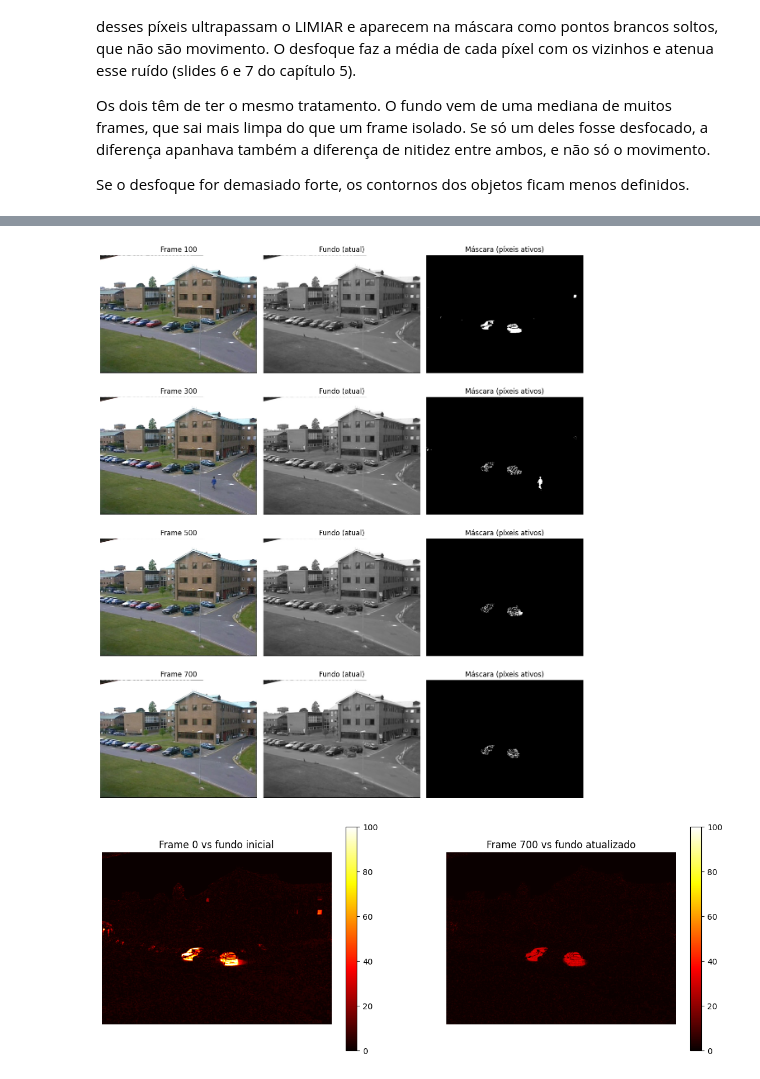
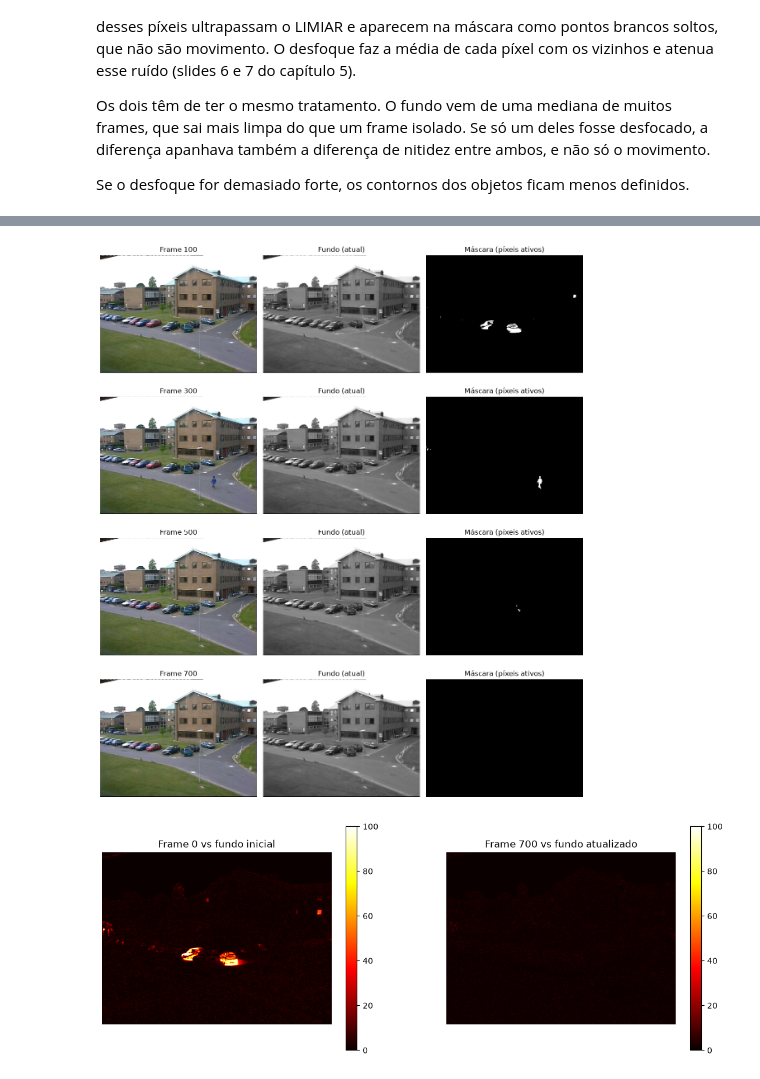
Before and after one commit to beatizisjesus-ctrl/PIV_TP2, a Jupyter notebook: PIV_TP2.ipynb, the cells around one changed output, grey strips where cells are left out. Saved outputs shown, nothing was run; the diff lists cells and outputs as text; code cells hidden in the pictures.

```diff
--- a/PIV_TP2.ipynb
+++ b/PIV_TP2.ipynb
@@ -92,19 +95,20 @@ def detetar_pixeis_ativos(gray, fundo_g, limiar=30):
 def atualizar_fundo(fundo_g, gray, mascara,contador, alpha=0.99, n_parado=100, alpha_parado=0.95 ):
     """Atualiza o fundo só nos píxeis SEM movimento: fundo = α·fundo + (1-α)·frame."""
 
+    # Dilatar a máscara para proteger também as bordas dos objetos
+    mascara_larga = cv2.dilate(mascara, np.ones((15, 15), np.uint8))
+
     # contador de frames consecutivos ativos, por píxel
-    contador[mascara > 0] += 1
-    contador[mascara == 0] = 0
+    contador[mascara_larga > 0] += 1
+    contador[mascara_larga == 0] = 0
 
     #Atualização normal
-    # Dilatar a máscara para proteger também as bordas dos objetos
-    mascara_larga = cv2.dilate(mascara, np.ones((15, 15), np.uint8))
-    #inverter a máscara, para o fundo ficar a branco, pois é o que queremos atualiar
+    #inverter a máscara, para o fundo ficar a branco, pois é o que queremos atualizar
     so_fundo = cv2.bitwise_not(mascara_larga)
+
     #atualiza o fundo, misturando uma pequena parte do frame atual nele, mas só nos píxeis onde so_fundo é branco.
     #o alpha do open cv pesa o frame novo, por isso, passa-se 1-alpha, pois alpha=0.99 é do fundo.
     cv2.accumulateWeighted(gray, fundo_g, 1-alpha, mask=so_fundo)
-
 
     # Se houver píxeis parados há muito tempo (ha mais de 100 frames) serão considerados pelo fundo
     parados = ((contador > n_parado) * 255).astype(np.uint8)
@@ -132,34 +136,34 @@ n = 0
 while True:
     ok, frame = video.read()
     if not ok:
         break
 
     # o frame tem de passar a cinzentos e ser desfocado, tal como o fundo
     gray = cv2.GaussianBlur(cv2.cvtColor(frame, cv2.COLOR_BGR2GRAY), (5, 5), 0)
 
     #objetos com moviento ficam a branco e o fundo a preto
     mascara = detetar_pixeis_ativos(gray, fundo_g, LIMIAR)
 
     atualizar_fundo(fundo_g, gray, mascara, contador, ALPHA)
 
     if n in frames_a_mostrar:
         resultados.append((n, frame.copy(), fundo_g.astype(np.uint8), mascara))
     n += 1
 video.release()
 
 
 #para mostrar
 fig, eixos = plt.subplots(len(resultados), 3, figsize=(12, 3.5 * len(resultados)))
 for linha, (n, frame, fundo_atual, mascara) in zip(np.atleast_2d(eixos), resultados):
     linha[0].imshow(cv2.cvtColor(frame, cv2.COLOR_BGR2RGB)); linha[0].set_title(f"Frame {n}")
     linha[1].imshow(fundo_atual, cmap="gray");               linha[1].set_title("Fundo (atual)")
     linha[2].imshow(mascara, cmap="gray");                   linha[2].set_title("Máscara (píxeis ativos)")
     for ax in linha:
         ax.axis("off")
 plt.tight_layout()
 plt.show()
 # %% [output]
-[figure, old version]
+[figure, new version]
 # %%
 # SÓ PARA ENTENDER O PROBLEMA:
 # Diagnóstico: quão diferente é cada píxel do fundo? (mapa de calor)
@@ -182,4 +186,4 @@ for ax, img, titulo in zip(eixos,
     plt.colorbar(im, ax=ax)
 plt.show()
 # %% [output]
-[figure, old version]
+[figure, new version]
```
Also changed, not shown: parts of 5 cells of this notebook.
